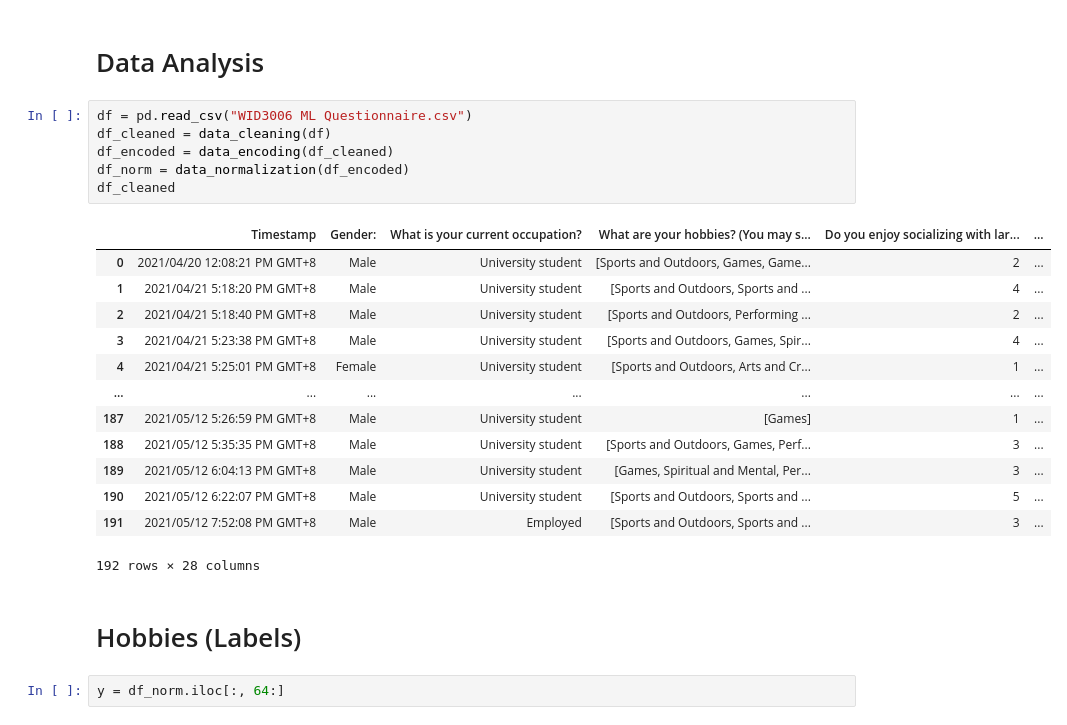
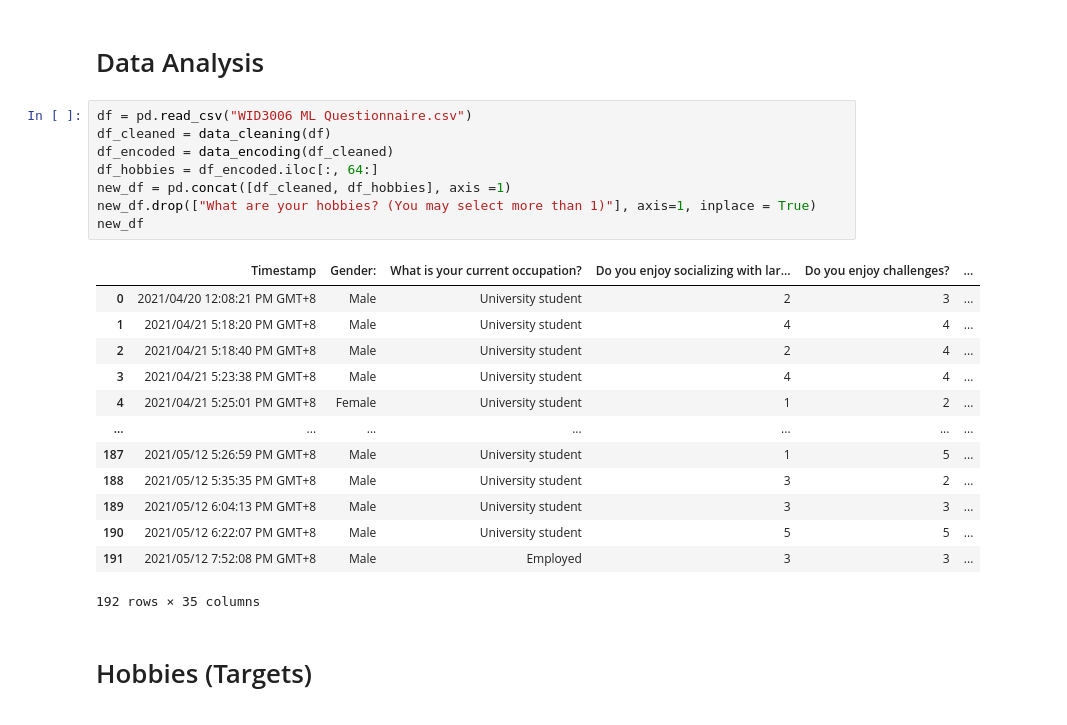
Before and after one commit to Shuhxian/Self_Love_App, a Jupyter notebook: Exploratory_Data_Analysis.ipynb, the cells around one changed output. Saved outputs shown, nothing was run; the diff lists cells and outputs as text.

```diff
--- a/Exploratory_Data_Analysis.ipynb
+++ b/Exploratory_Data_Analysis.ipynb
@@ -27,26 +22,26 @@ Resolving deltas: 100% (93/93), done.
 # %%
 df = pd.read_csv("WID3006 ML Questionnaire.csv")
 df_cleaned = data_cleaning(df)
 df_encoded = data_encoding(df_cleaned)
-df_norm = data_normalization(df_encoded)
-df_cleaned
+df_hobbies = df_encoded.iloc[:, 64:]
+new_df = pd.concat([df_cleaned, df_hobbies], axis =1)
+new_df.drop(["What are your hobbies? (You may select more than 1)"], axis=1, inplace = True)
+new_df
 # %% [output]
-|  | Timestamp | Gender: | What is your current occupation? | What are your hobbies? (You may s... | Do you enjoy socializing with lar... | ... |
-| 0 | 2021/04/20 12:08:21 PM GMT+8 | Male | University student | [Sports and Outdoors, Games, Game... | 2 | ... |
-| 1 | 2021/04/21 5:18:20 PM GMT+8 | Male | University student | [Sports and Outdoors, Sports and ... | 4 | ... |
-| 2 | 2021/04/21 5:18:40 PM GMT+8 | Male | University student | [Sports and Outdoors, Performing ... | 2 | ... |
-| 3 | 2021/04/21 5:23:38 PM GMT+8 | Male | University student | [Sports and Outdoors, Games, Spir... | 4 | ... |
-| 4 | 2021/04/21 5:25:01 PM GMT+8 | Female | University student | [Sports and Outdoors, Arts and Cr... | 1 | ... |
+|  | Timestamp | Gender: | What is your current occupation? | Do you enjoy socializing with lar... | Do you enjoy challenges? | ... |
+| 0 | 2021/04/20 12:08:21 PM GMT+8 | Male | University student | 2 | 3 | ... |
+| 1 | 2021/04/21 5:18:20 PM GMT+8 | Male | University student | 4 | 4 | ... |
+| 2 | 2021/04/21 5:18:40 PM GMT+8 | Male | University student | 2 | 4 | ... |
+| 3 | 2021/04/21 5:23:38 PM GMT+8 | Male | University student | 4 | 4 | ... |
+| 4 | 2021/04/21 5:25:01 PM GMT+8 | Female | University student | 1 | 2 | ... |
 | ... | ... | ... | ... | ... | ... | ... |
-| 187 | 2021/05/12 5:26:59 PM GMT+8 | Male | University student | [Games] | 1 | ... |
-| 188 | 2021/05/12 5:35:35 PM GMT+8 | Male | University student | [Sports and Outdoors, Games, Perf... | 3 | ... |
-| 189 | 2021/05/12 6:04:13 PM GMT+8 | Male | University student | [Games, Spiritual and Mental, Per... | 3 | ... |
-| 190 | 2021/05/12 6:22:07 PM GMT+8 | Male | University student | [Sports and Outdoors, Sports and ... | 5 | ... |
-| 191 | 2021/05/12 7:52:08 PM GMT+8 | Male | Employed | [Sports and Outdoors, Sports and ... | 3 | ... |
+| 187 | 2021/05/12 5:26:59 PM GMT+8 | Male | University student | 1 | 5 | ... |
+| 188 | 2021/05/12 5:35:35 PM GMT+8 | Male | University student | 3 | 2 | ... |
+| 189 | 2021/05/12 6:04:13 PM GMT+8 | Male | University student | 3 | 3 | ... |
+| 190 | 2021/05/12 6:22:07 PM GMT+8 | Male | University student | 5 | 5 | ... |
+| 191 | 2021/05/12 7:52:08 PM GMT+8 | Male | Employed | 3 | 3 | ... |
-192 rows × 28 columns
+192 rows × 35 columns
 # %% [markdown]
-# Hobbies (Labels)
+# Hobbies (Targets)
-# %%
-y = df_norm.iloc[:, 64:]
 # %%
 # draw the distribution of the hobbies with a horizontal bar chart
```
Also changed, not shown: parts of 6 cells of this notebook.
